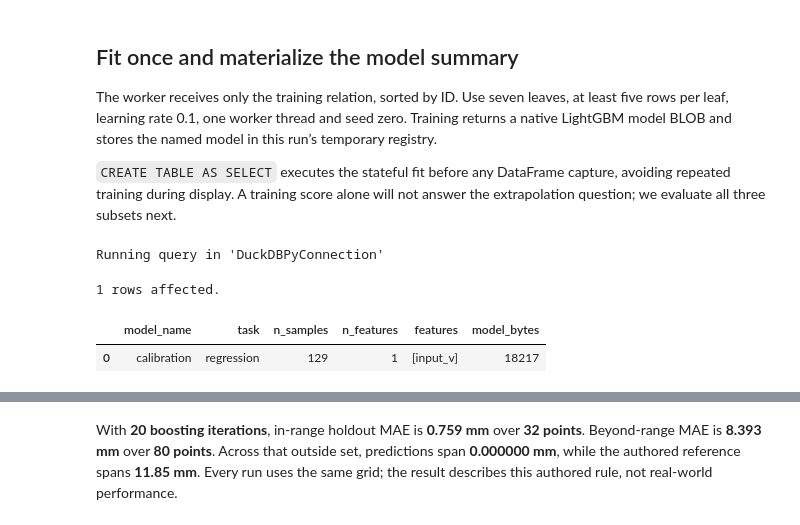
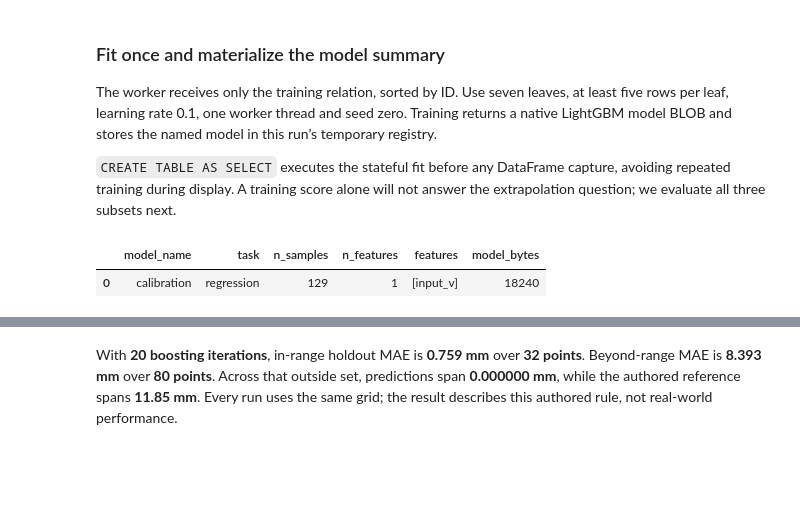
Before and after one commit to Query-farm/vgi-lightgbm, a Jupyter notebook: notebooks/01_test_calibration_extrapolation.ipynb, the cells around one changed output, grey strips where cells are left out. Cells and saved outputs as stored; diff of their text form; code cells hidden in the pictures; blank space fills up the shorter version.

Commit message:
Expand LightGBM interpretation and registry notebook coverage [skip ci]

```diff
--- a/notebooks/01_test_calibration_extrapolation.ipynb
+++ b/notebooks/01_test_calibration_extrapolation.ipynb
@@ -72,7 +88,7 @@ Running query in 'DuckDBPyConnection'
 | 1 | Held out, within range | 32 | 0.10 | 7.85 | 2.30 | 25.55 |
 | 2 | Beyond training range | 80 | 8.05 | 12.00 | 26.15 | 38.00 |
 # %% [markdown]
-## Fit once and materialize the model summary
+### Fit once and materialize the model summary
 
 The worker receives only the training relation, sorted by ID. Use seven leaves, at least five rows per leaf, learning rate 0.1, one worker thread and seed zero. Training returns a native LightGBM model BLOB and stores the named model in this run’s temporary registry.
 
@@ -80,16 +96,14 @@ The worker receives only the training relation, sorted by ID. Use seven leaves,
 # %%
 %%sql
 CREATE TABLE fitted AS
-SELECT * FROM lightgbm.fit(
+SELECT * FROM lightgbm.main.fit(
     (SELECT sample_id,input_v,reference_mm FROM observations
      WHERE sample_role='Training' ORDER BY sample_id),
     model_name := 'calibration', estimator := 'lgbm_regressor',
     target := 'reference_mm', id := 'sample_id',
     params := '{"n_estimators":{{ N_ESTIMATORS }},"num_leaves":7,"min_child_samples":5,"learning_rate":0.1,"n_jobs":1,"random_state":0}');
 SELECT model_name, task, n_samples, n_features, features,
        octet_length(model) AS model_bytes FROM fitted;
 # %% [output]
-Running query in 'DuckDBPyConnection'
-1 rows affected.
 |  | model_name | task | n_samples | n_features | features | model_bytes |
-| 0 | calibration | regression | 129 | 1 | [input_v] | 18217 |
+| 0 | calibration | regression | 129 | 1 | [input_v] | 18240 |
```
Also changed, not shown: parts of 28 cells of this notebook, 14 other files.
